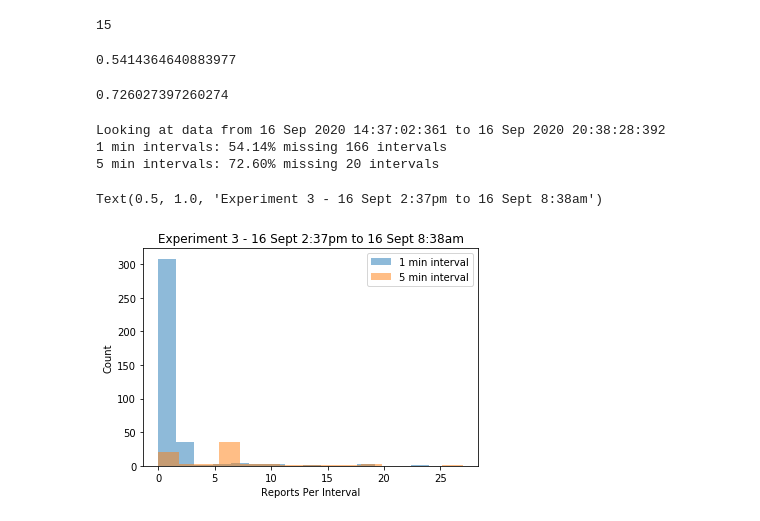
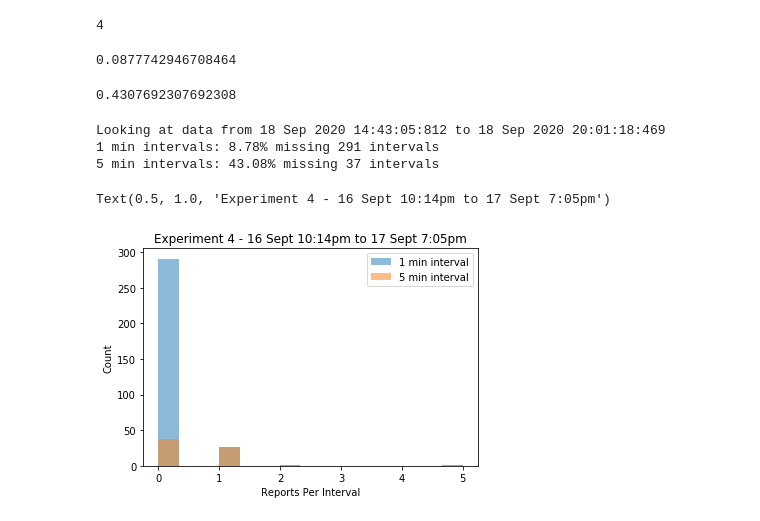
Before and after one commit to chongzixin/android-foregroundservice-analysis-tool, a Jupyter notebook: get_timestamp_score.ipynb, the cells around one changed output. Cells and saved outputs as stored; diff of their text form; code cells hidden in the pictures.

```diff
--- a/get_timestamp_score.ipynb
+++ b/get_timestamp_score.ipynb
@@ -3,7 +3,7 @@ import pandas as pd
 import matplotlib.pyplot as plt
 # %%
 # read and clean data by removing unwanted text and spaces
-data = pd.read_csv("data/exp3_20200916_samsung", header=None)
+data = pd.read_csv("data/exp8_20200918_huawei", header=None)
 
 strToRemove = [
     "from onCreate",
@@ -12,6 +12,7 @@ strToRemove = [
     "onCreate Service",
     "onStartCommand Service",
     "onTaskRemoved Service",
+    "onDestroy Service",
 ]
 for str in strToRemove:
     data[0] = data[0].str.replace(str, "")
@@ -28,7 +29,7 @@ group5min.rename( columns={0: "count"}, inplace=True)
 len(group1min["count"].value_counts())
 len(group5min["count"].value_counts())
 # %% [output]
-15
+4
 # %%
 # calculate results for 1 minute intervals
 g1_total_rows = len(group1min)
@@ -36,7 +37,7 @@ g1_misses = group1min["count"].value_counts()[0]
 g1_score = (g1_total_rows - g1_misses)/g1_total_rows
 print(g1_score)
 # %% [output]
-0.5414364640883977
+0.0877742946708464
 # %%
 # calculate results for 5 minute intervals
 g5_total_rows = len(group5min)
@@ -44,23 +45,23 @@ g5_misses = group5min["count"].value_counts()[0]
 g5_score = (g5_total_rows - g5_misses)/g5_total_rows
 print(g5_score)
 # %% [output]
-0.726027397260274
+0.4307692307692308
 # %%
 print("Looking at data from", data[0].iloc[0] , "to" , data[0].iloc[-1])
 print("1 min intervals:", "{0:.2%}".format(g1_score) , "missing" , g1_misses , "intervals")
 print("5 min intervals:", "{0:.2%}".format(g5_score) , "missing" , g5_misses , "intervals")
 
 fig = plt.figure()
 ax = fig.add_subplot(111)
 _ = ax.hist(group1min.values, bins=15, alpha=.5)
 _ = ax.hist(group5min.values, bins=15, alpha=.5)
 ax.legend(["1 min interval", "5 min interval"])
 ax.set_xlabel("Reports Per Interval")
 ax.set_ylabel("Count")
-ax.set_title("Experiment 3 - 16 Sept 2:37pm to 16 Sept 8:38am")
+ax.set_title("Experiment 4 - 16 Sept 10:14pm to 17 Sept 7:05pm")
 # %% [output]
-Looking at data from 16 Sep 2020 14:37:02:361 to 16 Sep 2020 20:38:28:392
-1 min intervals: 54.14% missing 166 intervals
-5 min intervals: 72.60% missing 20 intervals
+Looking at data from 18 Sep 2020 14:43:05:812 to 18 Sep 2020 20:01:18:469
+1 min intervals: 8.78% missing 291 intervals
+5 min intervals: 43.08% missing 37 intervals
-Text(0.5, 1.0, 'Experiment 3 - 16 Sept 2:37pm to 16 Sept 8:38am')
+Text(0.5, 1.0, 'Experiment 4 - 16 Sept 10:14pm to 17 Sept 7:05pm')
-[figure, old version]
+[figure, new version]
```
Also changed, not shown: 1 other file.
